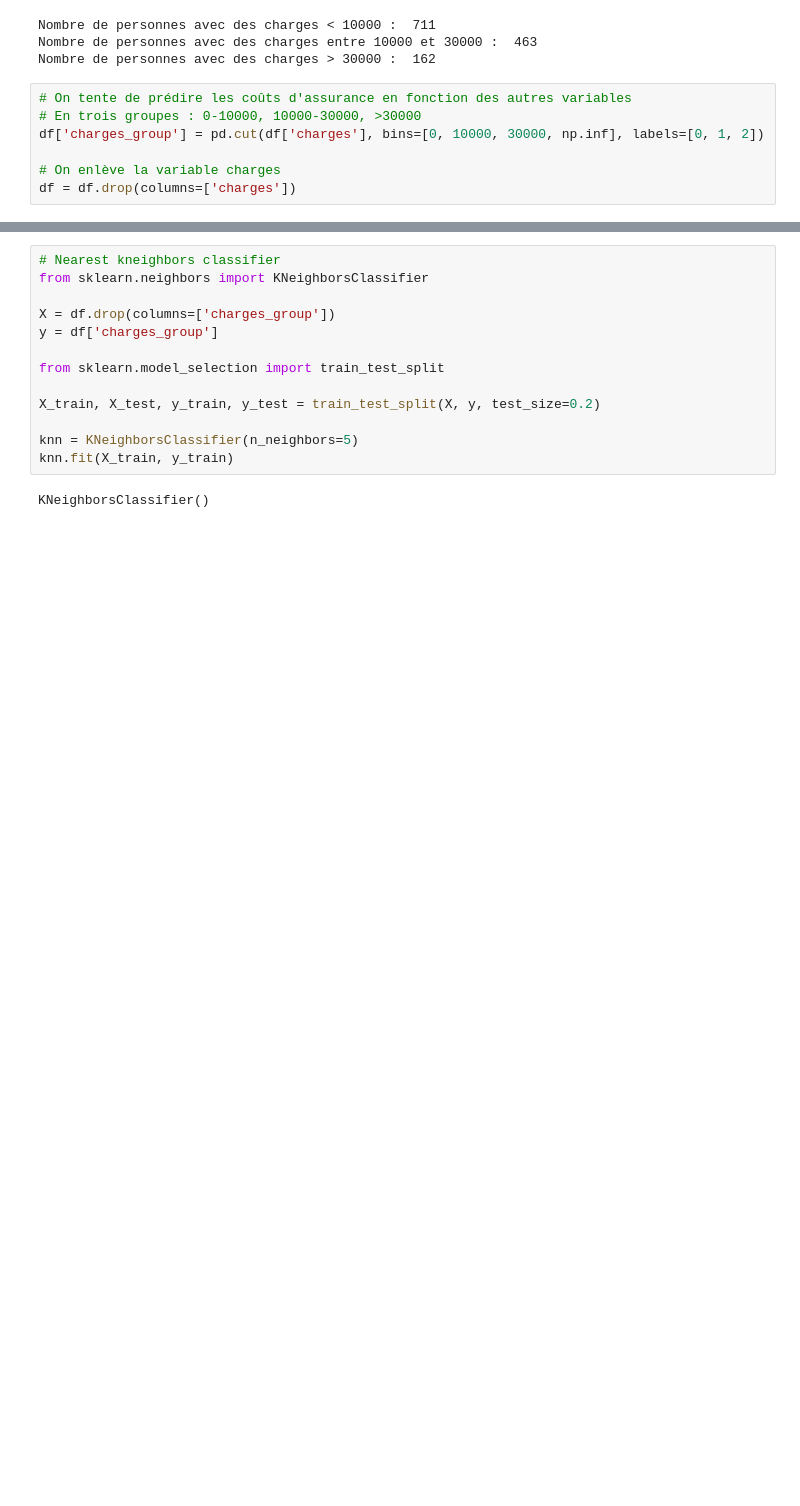
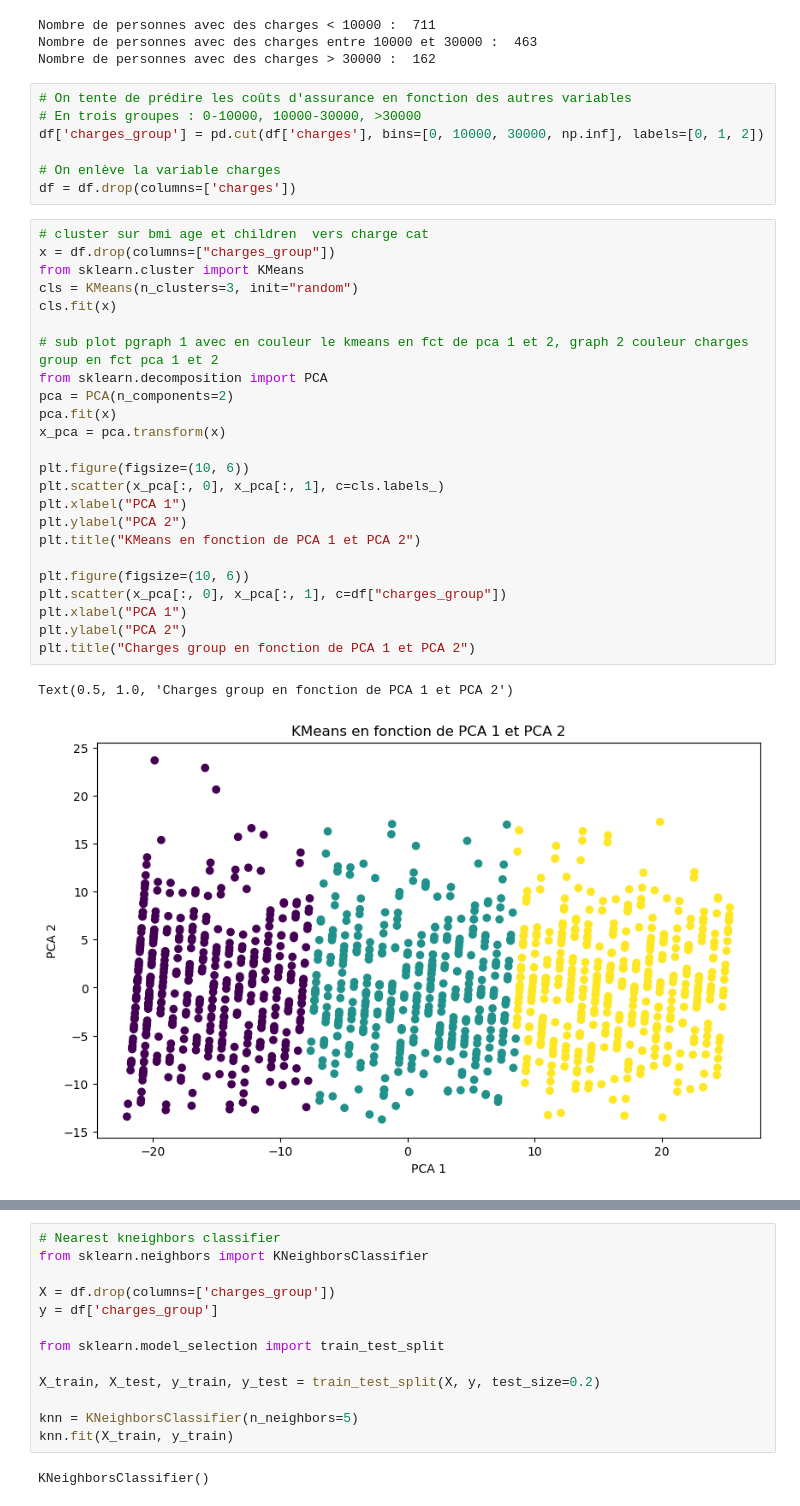
Before and after one commit to sacha-sz/SY09-Projet, a Jupyter notebook: clustering.ipynb, the cells around one changed output, grey strips where cells are left out. Cells and saved outputs as stored; diff of their text form; blank space fills up the shorter version.

```diff
--- a/clustering.ipynb
+++ b/clustering.ipynb
@@ -44,3 +44,30 @@ df['charges_group'] = pd.cut(df['charges'], bins=[0, 10000, 30000, np.inf], labe
 
 # On enlève la variable charges
 df = df.drop(columns=['charges'])
+# %%
+# cluster sur bmi age et children  vers charge cat
+x = df.drop(columns=["charges_group"])
+from sklearn.cluster import KMeans
+cls = KMeans(n_clusters=3, init="random")
+cls.fit(x)
+
+# sub plot pgraph 1 avec en couleur le kmeans en fct de pca 1 et 2, graph 2 couleur charges group en fct pca 1 et 2
+from sklearn.decomposition import PCA
+pca = PCA(n_components=2)
+pca.fit(x)
+x_pca = pca.transform(x)
+
+plt.figure(figsize=(10, 6))
+plt.scatter(x_pca[:, 0], x_pca[:, 1], c=cls.labels_)
+plt.xlabel("PCA 1")
+plt.ylabel("PCA 2")
+plt.title("KMeans en fonction de PCA 1 et PCA 2")
+
+plt.figure(figsize=(10, 6))
+plt.scatter(x_pca[:, 0], x_pca[:, 1], c=df["charges_group"])
+plt.xlabel("PCA 1")
+plt.ylabel("PCA 2")
+plt.title("Charges group en fonction de PCA 1 et PCA 2")
+# %% [output]
+Text(0.5, 1.0, 'Charges group en fonction de PCA 1 et PCA 2')
+[figure, added]
```
Also changed, not shown: parts of 2 cells of this notebook, 2 other files.
